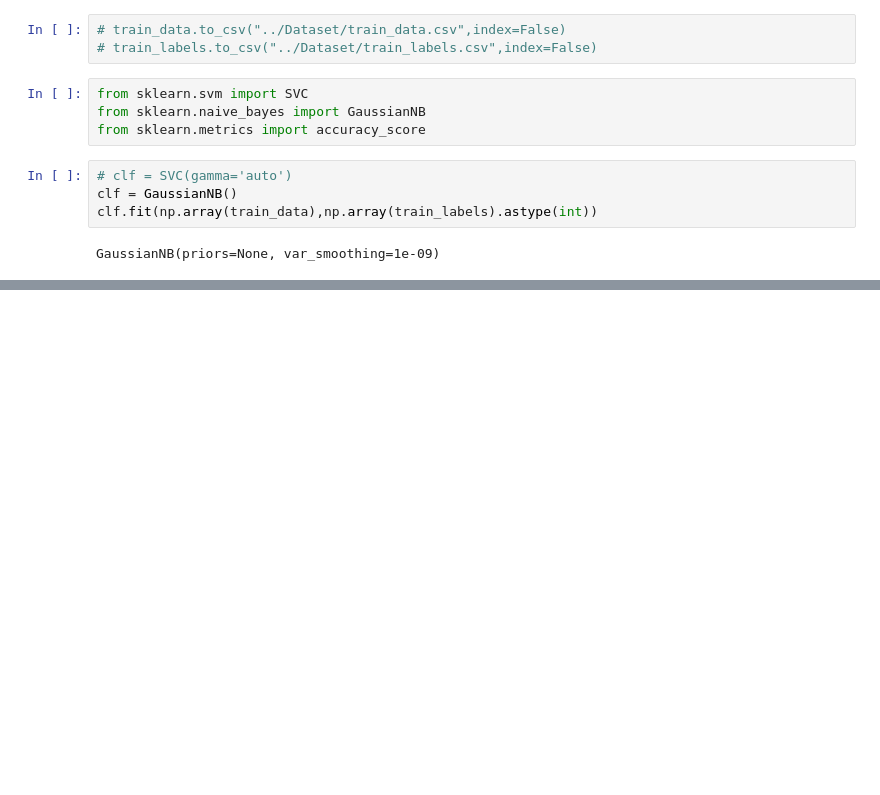
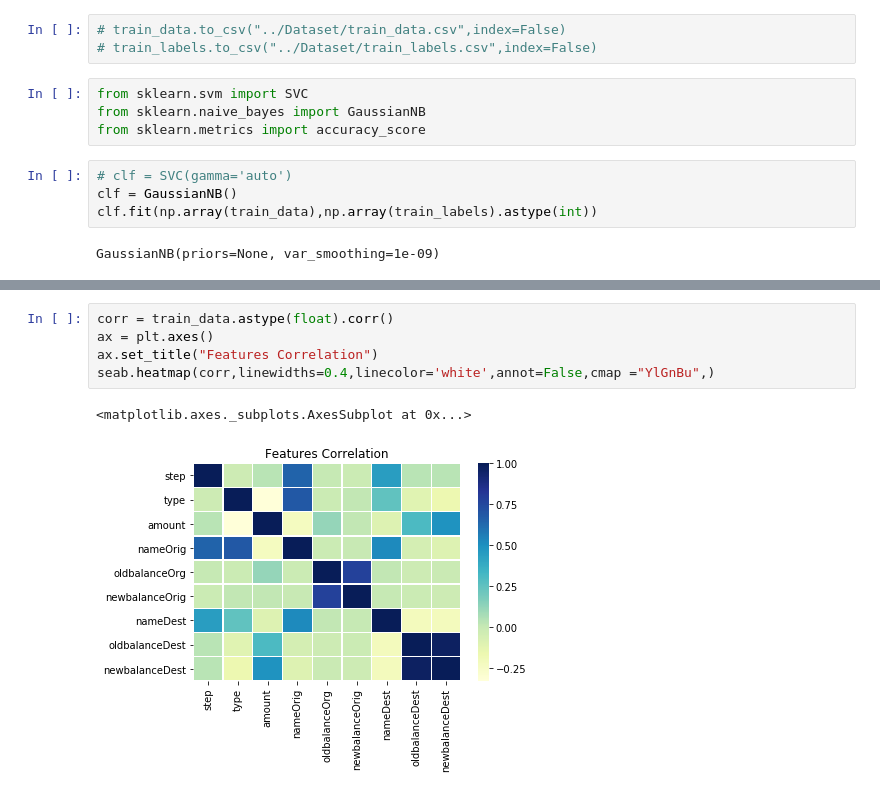
Before and after one commit to ajain0395/fraud-detection, a Jupyter notebook: Code/sml_project.ipynb, the cells around one changed output, grey strips where cells are left out. Saved outputs shown, nothing was run; the diff lists cells and outputs as text; blank space fills up the shorter version.

```diff
--- a/Code/sml_project.ipynb
+++ b/Code/sml_project.ipynb
@@ -250,0 +283,8 @@ print 2762196/float(len(train_labels))
+# %%
+corr = train_data.astype(float).corr()
+ax = plt.axes()
+ax.set_title("Features Correlation")
+seab.heatmap(corr,linewidths=0.4,linecolor='white',annot=False,cmap ="YlGnBu",)
+# %% [output]
+<matplotlib.axes._subplots.AxesSubplot at 0x...>
+[figure, added]
```
Also changed, not shown: parts of 7 cells of this notebook, 4 other files.
